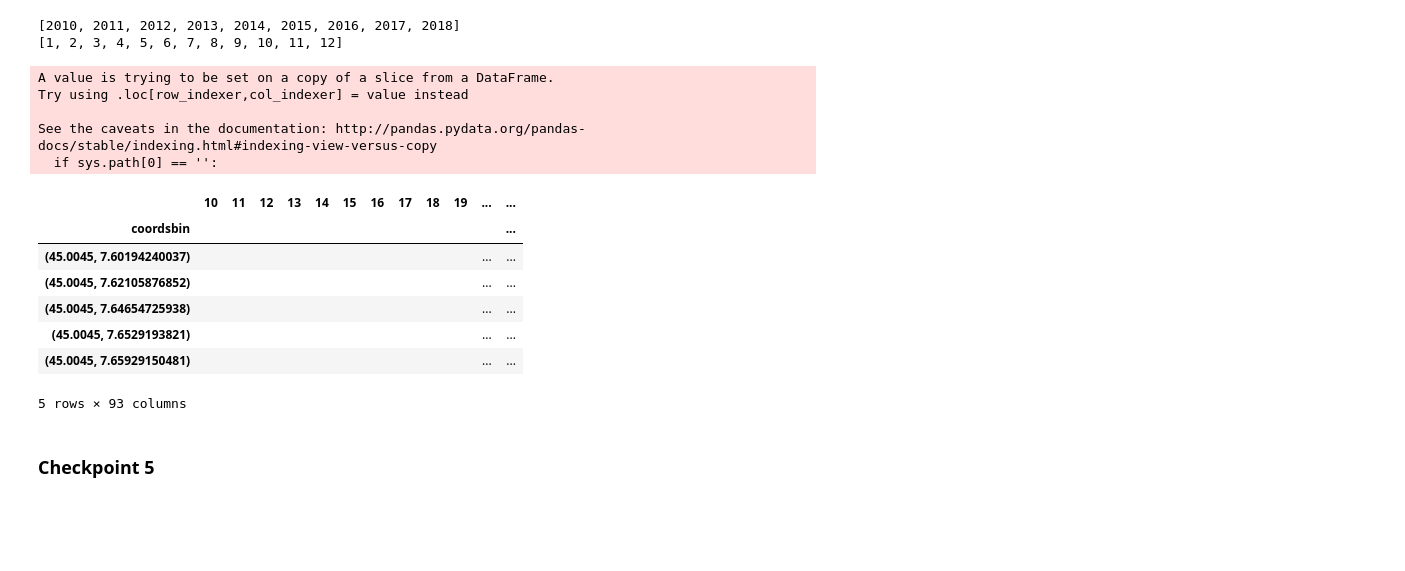
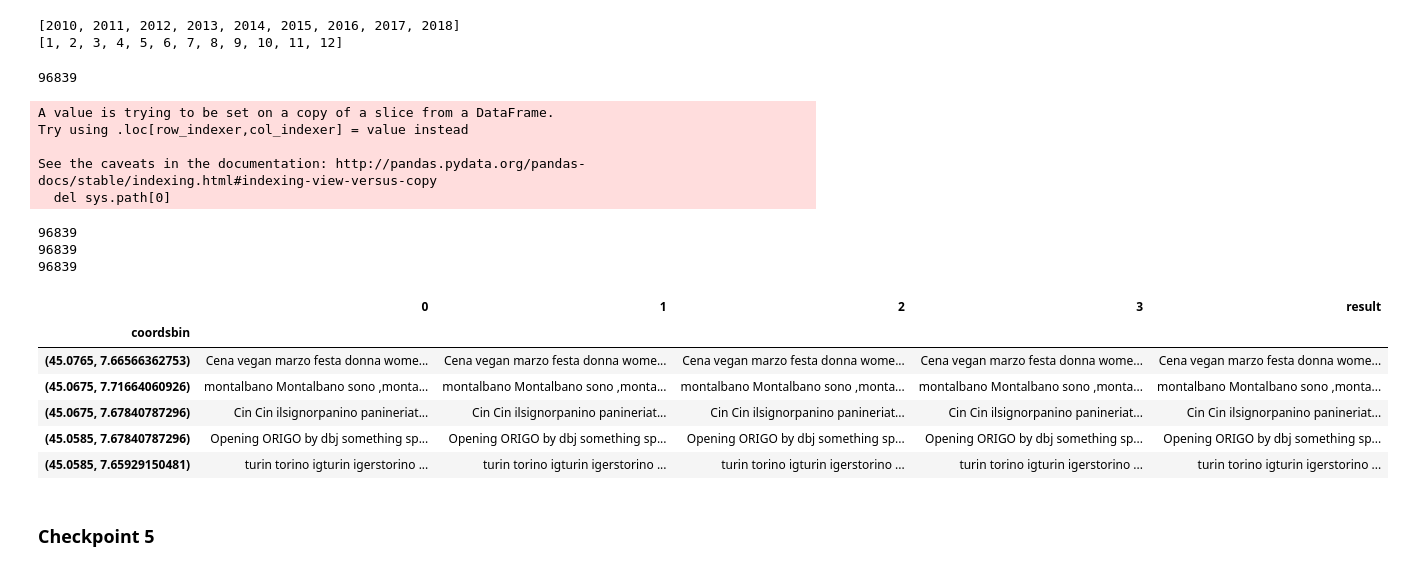
Before and after one commit to EArtiges/Lagrange_Progetto, a Jupyter notebook: TorInstagram_Git.ipynb, the cells around one changed output. Drawn from its saved outputs; the diff is of its cells as text; code cells hidden in the pictures; blank space fills up the shorter version.

```diff
--- a/TorInstagram_Git.ipynb
+++ b/TorInstagram_Git.ipynb
@@ -728,43 +730,63 @@ print sorted(list_months)
 # %% [output]
 [2010, 2011, 2012, 2013, 2014, 2015, 2016, 2017, 2018]
 [1, 2, 3, 4, 5, 6, 7, 8, 9, 10, 11, 12]
+# %%
+def TimeFlags(start,stop,granularity,n_gran):
+    flags=[start]
+    if granularity=='months':
+        T_delta=relativedelta(months=n_gran)
+    elif granularity=='days':
+        T_delta=relativedelta(days=n_gran)
+    while flags[-1]+T_delta<stop:
+        flags.append(flags[-1]+T_delta)
+    return flags
+start=datetime(2017,1,3)
+stop=datetime(2017,3,3)
+flags=TimeFlags(start,stop,'days',15)
+slices=[(f,f+relativedelta(months=1)) for f in flags]
 # %%
 # My version NEW
 df_classified=pd.DataFrame()
-for month in sorted(set(df_new_index.month_abs)):
-        # Human-readable date
-        year_month=(min(list_years)+(month-month%12)/12, month%12+1)
+for flag in slices:
         #Select only the data corresponding to this month
-        df_sliced=df_new_index.loc[df_new_index['month_abs']==month]
+        G=df_new_index['date']>=start
+        H=df_new_index['date']<=stop
+        mask=pd.Series([G[i] and H[i] for i in G.keys()])
+        mask.index=df_new_index.index
+        df_sliced=df_new_index.loc[mask]
         gc.collect()
         #Group the data by bin and join the text of all the posts grouped this way
+        print len(set(df_sliced['text'].tolist()))
         df_sliced['text'] = df_sliced.groupby('coordsbin')['text'].transform(lambda x: ','.join(x))
         #drop the potential duplicates
         # Some posts, at various dates, have the same text in them. We keep only the
         # first occurence and discard the next ones.
         df=(df_sliced[['text','coordsbin']].drop_duplicates())
         df.set_index('coordsbin', inplace=True)
-        df.rename(columns={"text": month},inplace=True)
+        df.rename(columns={"text": slices.index(flag)},inplace=True)
         df_classified=df_classified.merge(df, how='outer', left_index=True,right_index=True)
 df_classified.fillna(value='',inplace=True)
 series_list = [df_classified[c] for c in df_classified.columns[:-1]]
 # concatenate:
 df_classified['result'] = [s.strip() for s in series_list[0].str.cat(series_list[1:], sep=' ')]
 df_classified.head()
 # %% [output]
-A value is trying to be set on a copy of a slice from a DataFrame.
-Try using .loc[row_indexer,col_indexer] = value instead
-
-See the caveats in the documentation: http://pandas.pydata.org/pandas-docs/stable/indexing.html#indexing-view-versus-copy
-  if sys.path[0] == '':
+96839
+A value is trying to be set on a copy of a slice from a DataFrame.
+Try using .loc[row_indexer,col_indexer] = value instead
+
+See the caveats in the documentation: http://pandas.pydata.org/pandas-docs/stable/indexing.html#indexing-view-versus-copy
+  del sys.path[0]
+96839
+96839
+96839
-|  | 10 | 11 | 12 | 13 | 14 | 15 | 16 | 17 | 18 | 19 | ... | ... |
-| coordsbin |  |  |  |  |  |  |  |  |  |  |  | ... |
-| (45.0045, 7.60194240037) |  |  |  |  |  |  |  |  |  |  | ... | ... |
-| (45.0045, 7.62105876852) |  |  |  |  |  |  |  |  |  |  | ... | ... |
-| (45.0045, 7.64654725938) |  |  |  |  |  |  |  |  |  |  | ... | ... |
-| (45.0045, 7.6529193821) |  |  |  |  |  |  |  |  |  |  | ... | ... |
-| (45.0045, 7.65929150481) |  |  |  |  |  |  |  |  |  |  | ... | ... |
+|  | 0 | 1 | 2 | 3 | result |
+| coordsbin |  |  |  |  |  |
+| (45.0765, 7.66566362753) | Cena vegan marzo festa donna wome... | Cena vegan marzo festa donna wome... | Cena vegan marzo festa donna wome... | Cena vegan marzo festa donna wome... | Cena vegan marzo festa donna wome... |
+| (45.0675, 7.71664060926) | montalbano Montalbano sono ,monta... | montalbano Montalbano sono ,monta... | montalbano Montalbano sono ,monta... | montalbano Montalbano sono ,monta... | montalbano Montalbano sono ,monta... |
+| (45.0675, 7.67840787296) | Cin Cin ilsignorpanino panineriat... | Cin Cin ilsignorpanino panineriat... | Cin Cin ilsignorpanino panineriat... | Cin Cin ilsignorpanino panineriat... | Cin Cin ilsignorpanino panineriat... |
+| (45.0585, 7.67840787296) | Opening ORIGO by dbj something sp... | Opening ORIGO by dbj something sp... | Opening ORIGO by dbj something sp... | Opening ORIGO by dbj something sp... | Opening ORIGO by dbj something sp... |
+| (45.0585, 7.65929150481) | turin torino igturin igerstorino ... | turin torino igturin igerstorino ... | turin torino igturin igerstorino ... | turin torino igturin igerstorino ... | turin torino igturin igerstorino ... |
-5 rows × 93 columns
 # %% [markdown]
 ### Checkpoint 5
 # %%
```
Also changed, not shown: parts of 14 cells of this notebook.
